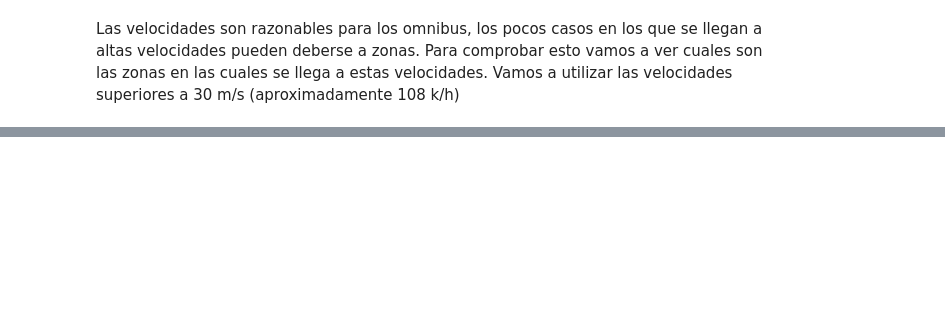
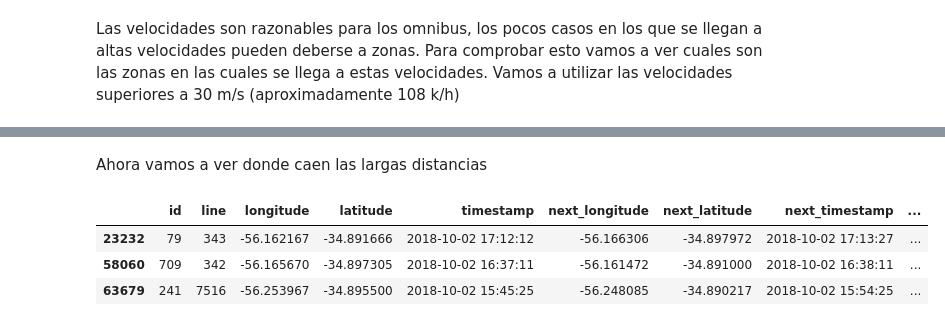
Before and after one commit to Mazzanicolas/TEA, a Jupyter notebook: notebooks/5 - Outliers II.ipynb, the cells around one changed output, grey strips where cells are left out. Cells and saved outputs as stored; diff of their text form; code cells hidden in the pictures; blank space fills up the shorter version.

```diff
--- a/notebooks/5 - Outliers II.ipynb
+++ b/notebooks/5 - Outliers II.ipynb
@@ -80,0 +118,9 @@ data.query('speed > 30')
+# %% [markdown]
+Ahora vamos a ver donde caen las largas distancias
+# %%
+data.query('distance > 795')
+# %% [output]
+|  | id | line | longitude | latitude | timestamp | next_longitude | next_latitude | next_timestamp | ... |
+| 23232 | 79 | 343 | -56.162167 | -34.891666 | 2018-10-02 17:12:12 | -56.166306 | -34.897972 | 2018-10-02 17:13:27 | ... |
+| 58060 | 709 | 342 | -56.165670 | -34.897305 | 2018-10-02 16:37:11 | -56.161472 | -34.891000 | 2018-10-02 16:38:11 | ... |
+| 63679 | 241 | 7516 | -56.253967 | -34.895500 | 2018-10-02 15:45:25 | -56.248085 | -34.890217 | 2018-10-02 15:54:25 | ... |
```
Also changed, not shown: parts of 11 cells of this notebook, 5 other files.
